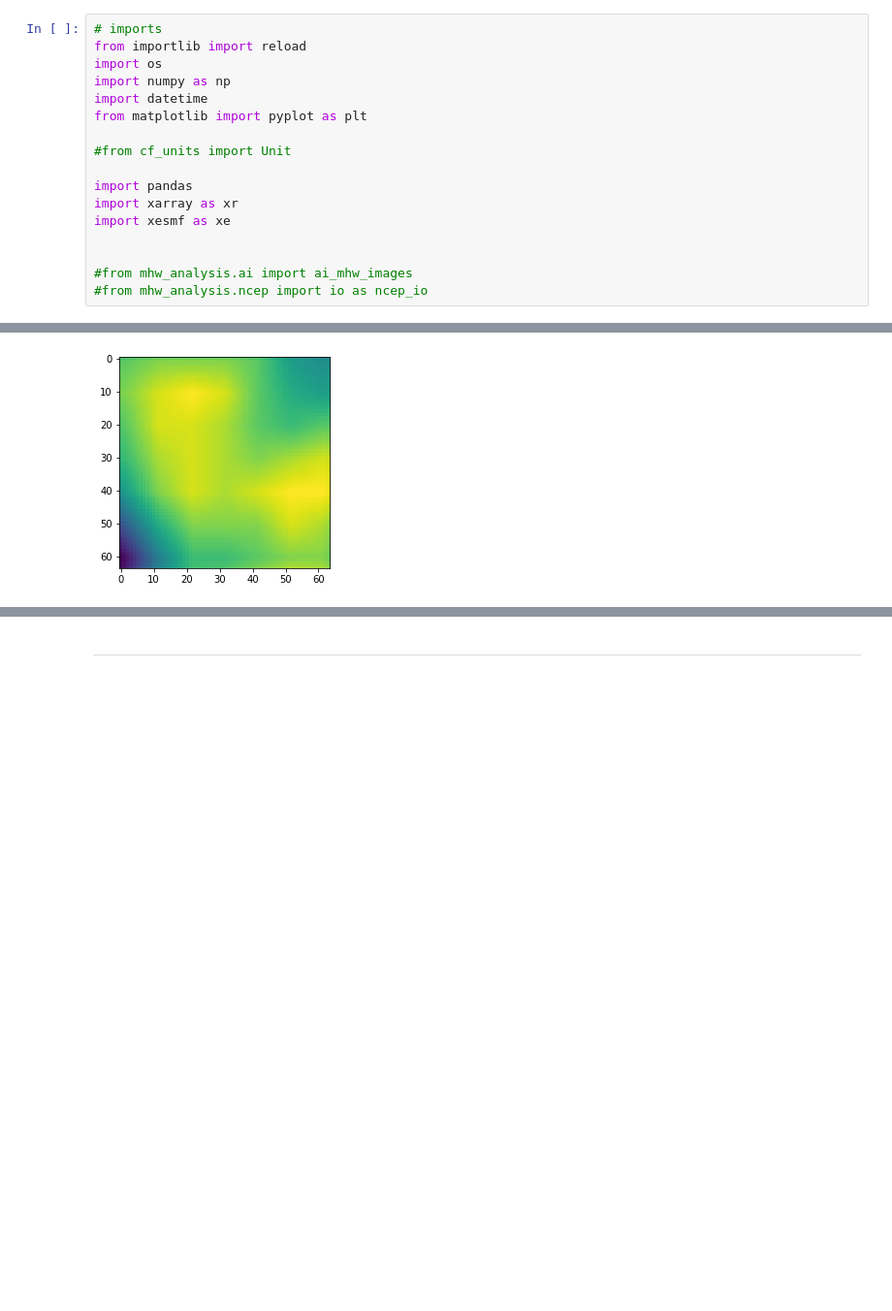
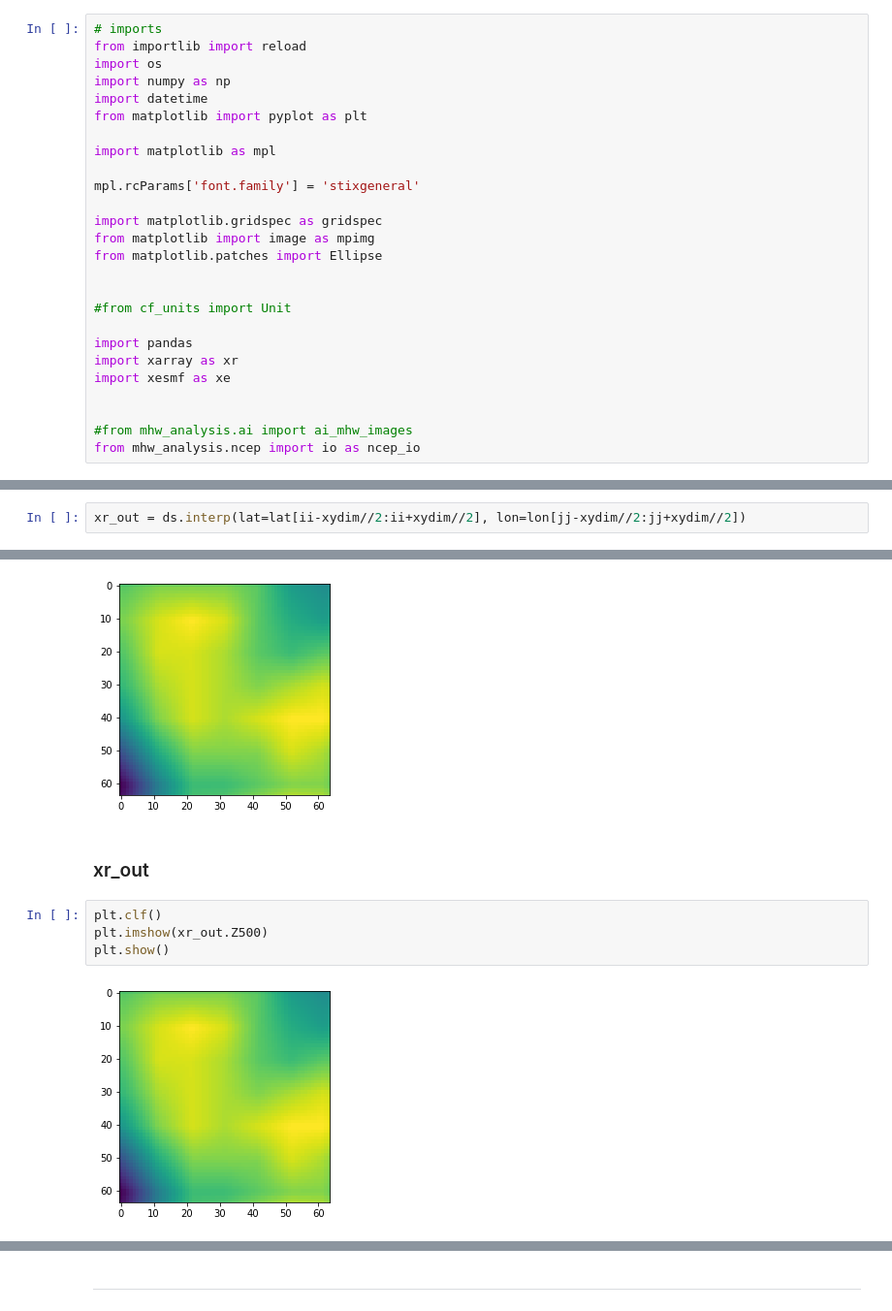
Before and after one commit to profxj/mhw_analysis, a Jupyter notebook: doc/nb/AI_MWH_images2.ipynb, the cells around one changed output, grey strips where cells are left out. Shown at 97% size. Cells and saved outputs as stored; diff of their text form; blank space fills up the shorter version.

```diff
--- a/doc/nb/AI_MWH_images2.ipynb
+++ b/doc/nb/AI_MWH_images2.ipynb
@@ -7,6 +7,15 @@ import os
 import numpy as np
 import datetime
 from matplotlib import pyplot as plt
+
+import matplotlib as mpl
+
+mpl.rcParams['font.family'] = 'stixgeneral'
+
+import matplotlib.gridspec as gridspec
+from matplotlib import image as mpimg
+from matplotlib.patches import Ellipse
+
 
 #from cf_units import Unit
 
@@ -16,7 +25,7 @@ import xesmf as xe
 
 
 #from mhw_analysis.ai import ai_mhw_images
-#from mhw_analysis.ncep import io as ncep_io
+from mhw_analysis.ncep import io as ncep_io
 # %% [markdown]
 # Init
 # %%
@@ -214,0 +228,2 @@ Attributes:
+# %%
+xr_out = ds.interp(lat=lat[ii-xydim//2:ii+xydim//2], lon=lon[jj-xydim//2:jj+xydim//2])
@@ -255,3 +283,11 @@ plt.imshow(dr_out)
 plt.show()
 # %% [output]
 [figure]
+# %% [markdown]
+### xr_out
+# %%
+plt.clf()
+plt.imshow(xr_out.Z500)
+plt.show()
+# %% [output]
+[figure, added]
```
Also changed, not shown: parts of 36 cells of this notebook, 3 other files.
